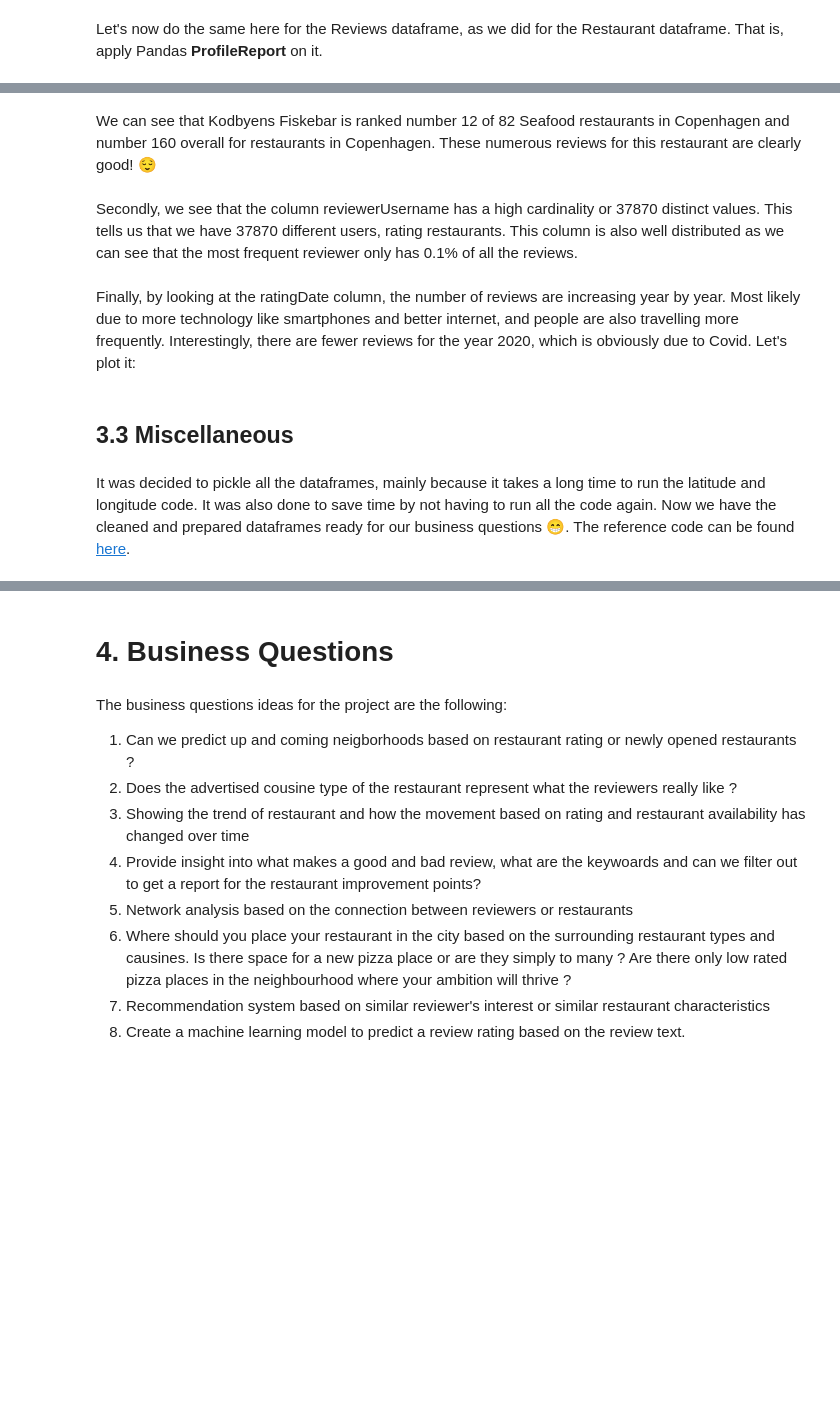
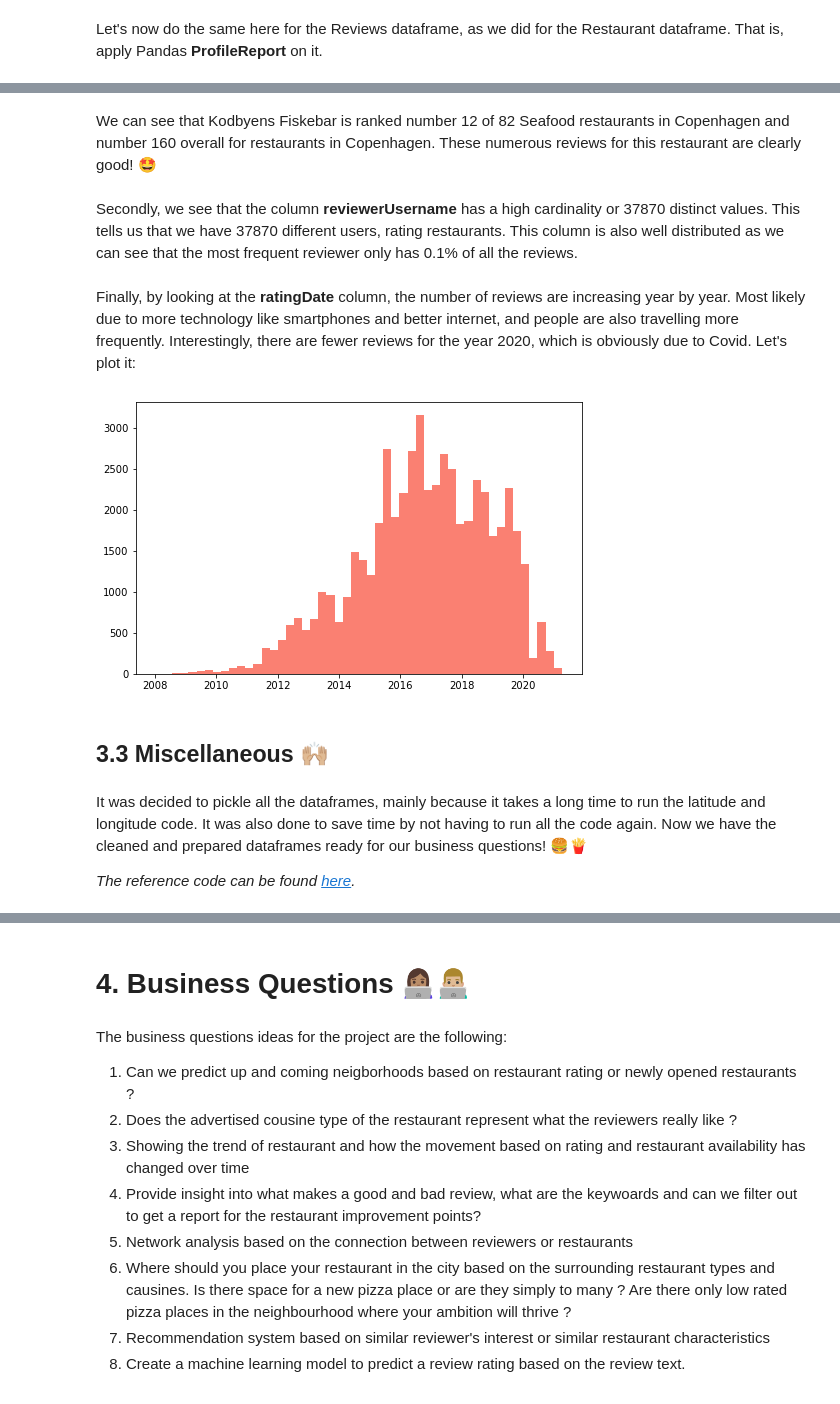
Before and after one commit to hlynurarni/Final_project_s42578_21, a Jupyter notebook: Milestone1.ipynb, the cells around one changed output, grey strips where cells are left out. Cells and saved outputs as stored; diff of their text form; code cells hidden in the pictures; blank space fills up the shorter version.

```diff
--- a/Milestone1.ipynb
+++ b/Milestone1.ipynb
@@ -721,16 +792,20 @@ restaurants.loc[restaurants['storeName'] == 'Kodbyens Fiskebar']
 # %% [markdown]
-We can see that Kodbyens Fiskebar is ranked number 12 of 82 Seafood restaurants in Copenhagen and number 160 overall for restaurants in Copenhagen. These numerous reviews for this restaurant are clearly good! 😌
+We can see that Kodbyens Fiskebar is ranked number 12 of 82 Seafood restaurants in Copenhagen and number 160 overall for restaurants in Copenhagen. These numerous reviews for this restaurant are clearly good! 🤩
 # %% [markdown]
-Secondly, we see that the column reviewerUsername has a high cardinality or 37870 distinct values. This tells us that we have 37870 different users, rating restaurants. This column is also well distributed as we can see that the most frequent reviewer only has 0.1% of all the reviews.
+Secondly, we see that the column **reviewerUsername** has a high cardinality or 37870 distinct values. This tells us that we have 37870 different users, rating restaurants. This column is also well distributed as we can see that the most frequent reviewer only has 0.1% of all the reviews.
 # %% [markdown]
-Finally, by looking at the ratingDate column, the number of reviews are increasing year by year. Most likely due to more technology like smartphones and better internet, and people are also travelling more frequently. Interestingly, there are fewer reviews for the year 2020, which is obviously due to Covid. Let's plot it:
+Finally, by looking at the **ratingDate** column, the number of reviews are increasing year by year. Most likely due to more technology like smartphones and better internet, and people are also travelling more frequently. Interestingly, there are fewer reviews for the year 2020, which is obviously due to Covid. Let's plot it:
 # %%
 plt.figure(figsize=(8,5))
 
-plt.hist(reviews['ratingDate'], bins = 50, color = "purple")
+plt.hist(reviews['ratingDate'], bins = 50, color = "salmon");
+# %% [output]
+[figure, added]
 # %% [markdown]
 <a id="miscellaneous"></a>
-## 3.3 Miscellaneous
+## 3.3 Miscellaneous 🙌🏼
 # %% [markdown]
-It was decided to pickle all the dataframes, mainly because it takes a long time to run the latitude and longitude code. It was also done to save time by not having to run all the code again. Now we have the cleaned and prepared dataframes ready for our business questions 😁. The reference code can be found [here](https://stackoverflow.com/questions/17098654/how-to-store-a-dataframe-using-pandas).
+It was decided to pickle all the dataframes, mainly because it takes a long time to run the latitude and longitude code. It was also done to save time by not having to run all the code again. Now we have the cleaned and prepared dataframes ready for our business questions! 🍔🍟
+
+*The reference code can be found [here](https://stackoverflow.com/questions/17098654/how-to-store-a-dataframe-using-pandas).*
 # %%
@@ -741,7 +816,7 @@ gdf.to_pickle('Data/gdf.pkl')
  ![purple-divider](https://user-images.githubusercontent.com/7065401/52071927-c1cd7100-2562-11e9-908a-dde91ba14e59.png)
 # %% [markdown]
 <a id='businessquestions'></a>
-# 4. Business Questions
+# 4. Business Questions 👩🏽‍💻👨🏼‍💻
 # %% [markdown]
 The business questions ideas for the project are the following:
 
```
Also changed, not shown: parts of 30 cells of this notebook.
